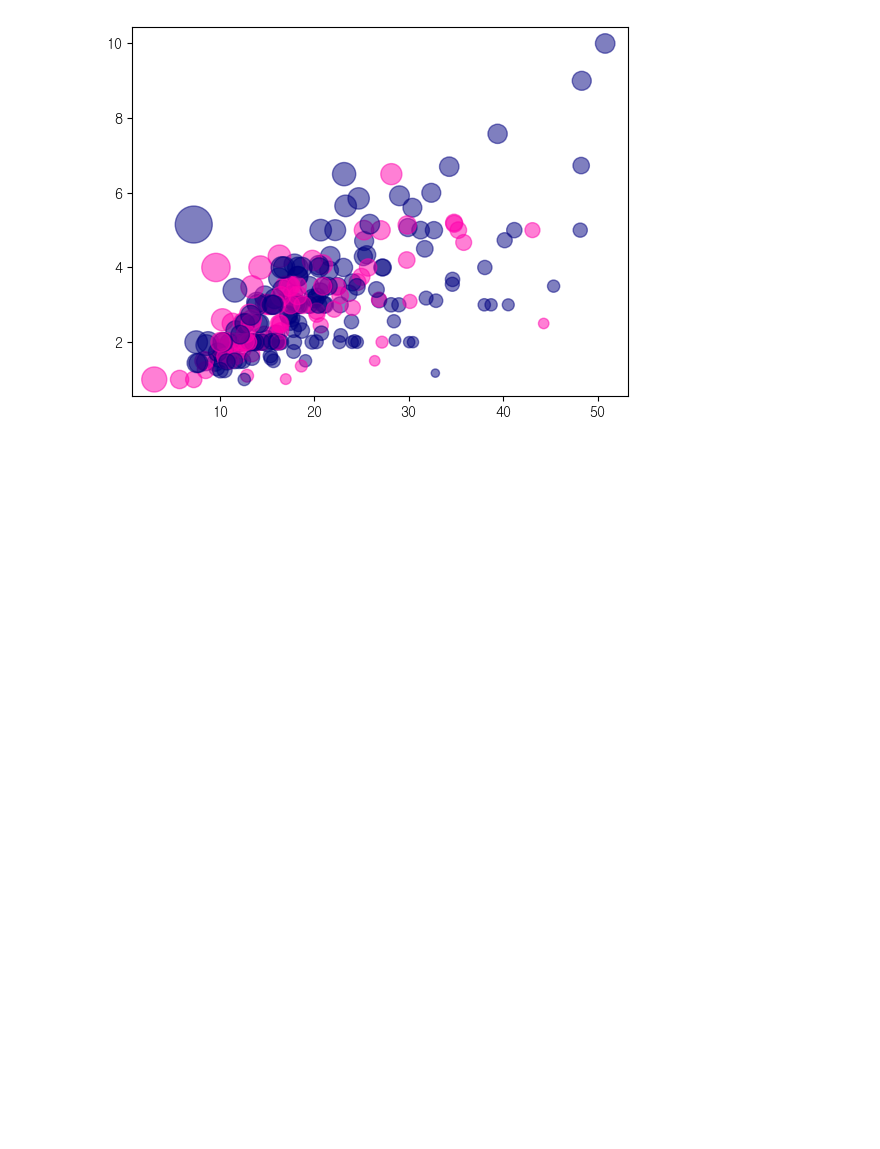
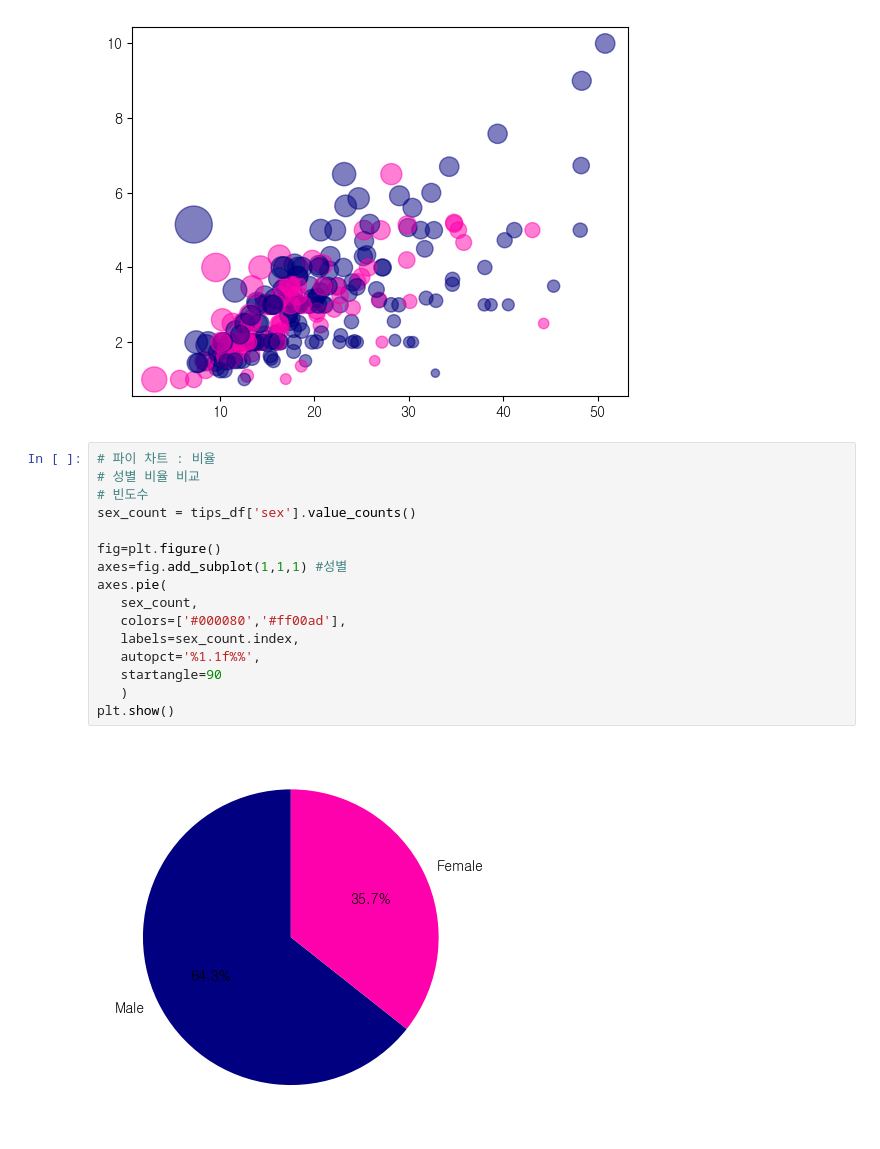
Before and after one commit to sjun4040/hipython_rep, a Jupyter notebook: 16.시각화.ipynb, the cells around one changed output. Cells and saved outputs as stored; diff of their text form; blank space fills up the shorter version.

```diff
--- a/16.시각화.ipynb
+++ b/16.시각화.ipynb
@@ -280,3 +280,21 @@ axes.scatter(
 plt.show()
 # %% [output]
 [figure]
+# %%
+# 파이 차트 : 비율
+# 성별 비율 비교
+# 빈도수
+sex_count = tips_df['sex'].value_counts()
+
+fig=plt.figure()
+axes=fig.add_subplot(1,1,1) #성별
+axes.pie(
+   sex_count,
+   colors=['#000080','#ff00ad'],
+   labels=sex_count.index,
+   autopct='%1.1f%%',
+   startangle=90
+   )
+plt.show()
+# %% [output]
+[figure, added]
```
